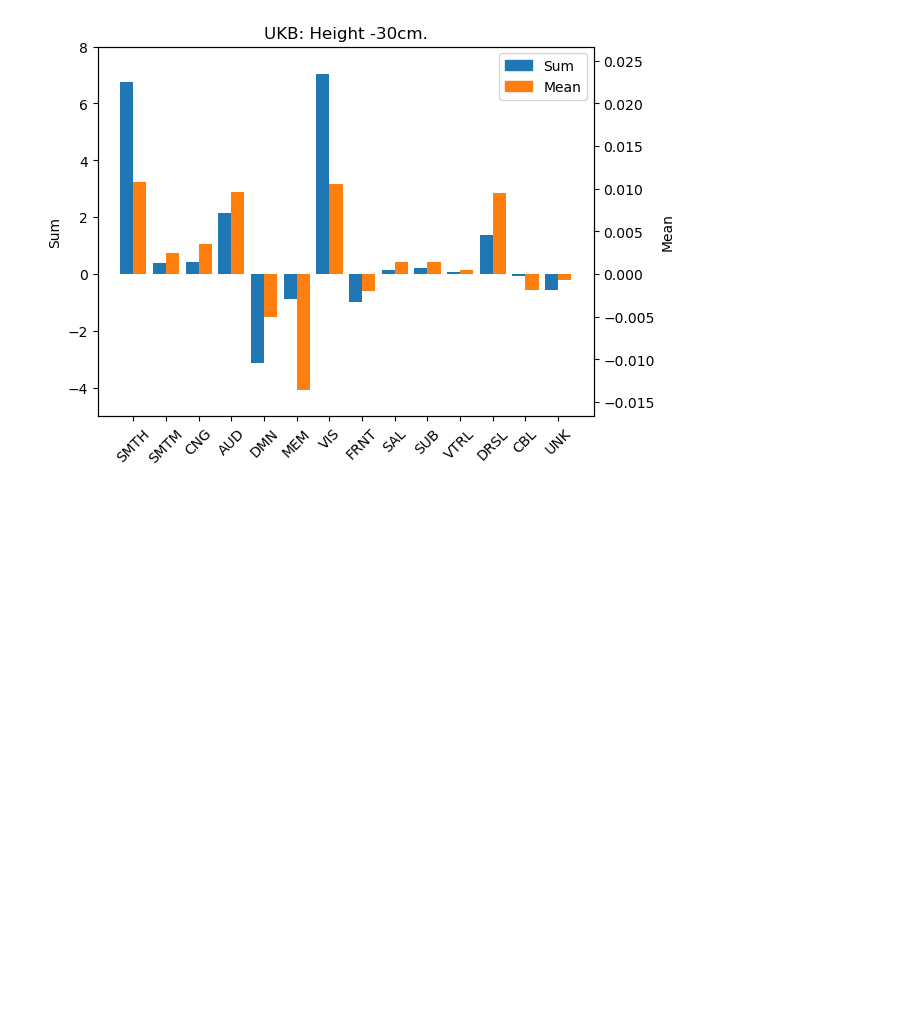
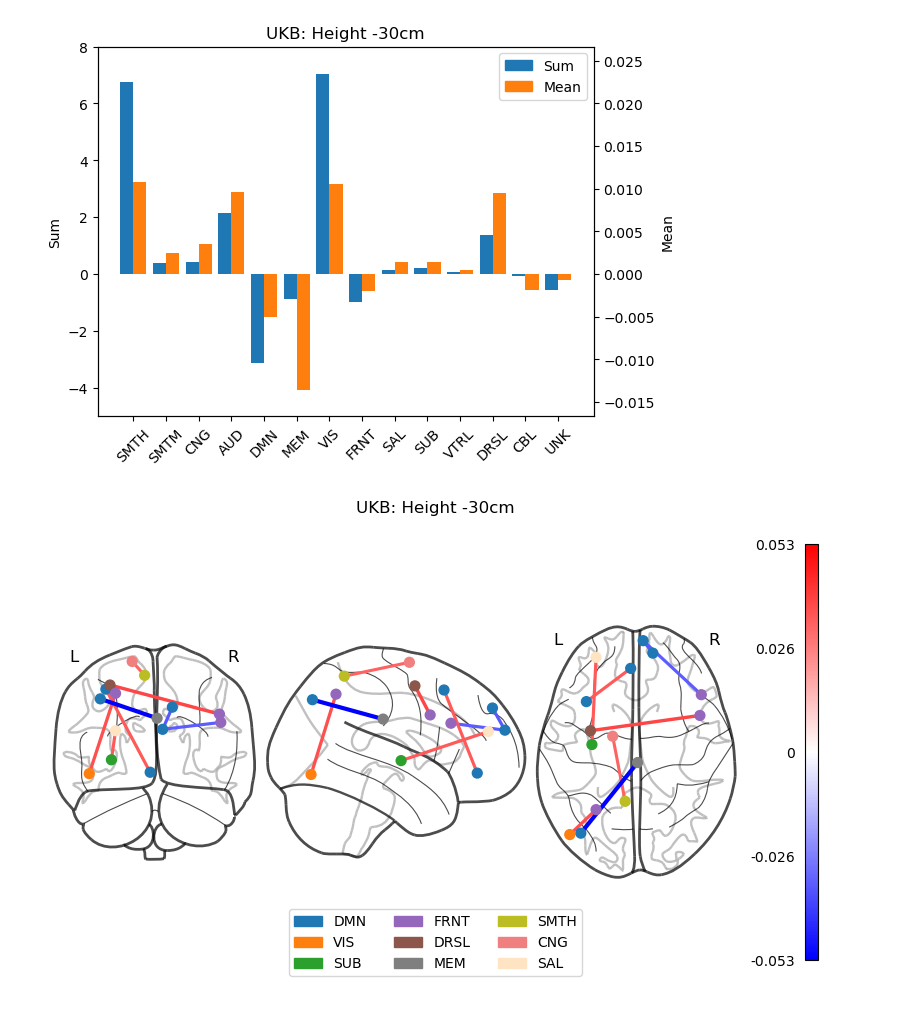
Before and after one commit to aorliche/PNC, a Jupyter notebook: AD/AD1UKB_HCP_ChangeGraphs.ipynb, the cells around one changed output. Saved outputs shown, nothing was run; the diff lists cells and outputs as text; code cells hidden in the pictures; blank space fills up the shorter version.

```diff
--- a/AD/AD1UKB_HCP_ChangeGraphs.ipynb
+++ b/AD/AD1UKB_HCP_ChangeGraphs.ipynb
@@ -193,3 +194,17 @@ lim = [-5, 8]
 makefig(title, sums, means, lim, 'UKB')
 # %% [output]
 [figure]
+# %%
+title = 'UKB: Height -30cm'
+top_edges = '''16621 73 124 DMN MEM -0.052673482638951025
+29829 164 228 FRNT DRSL 0.03801548604322038
+26620 136 169 VIS FRNT 0.035973878221102505
+19319 88 92 DMN DMN -0.03447076180850082
+32176 192 209 SAL SUB 0.03388668244645088
+18971 86 95 DMN DMN 0.03386534718524083
+20074 92 157 DMN FRNT -0.03341261009481485
+37 0 38 SMTH CNG 0.03236645179885984'''
+
+makefigedges(title, top_edges, 'UKB')
+# %% [output]
+[figure, added]
```
Also changed, not shown: parts of 9 cells of this notebook, 5 other files.
